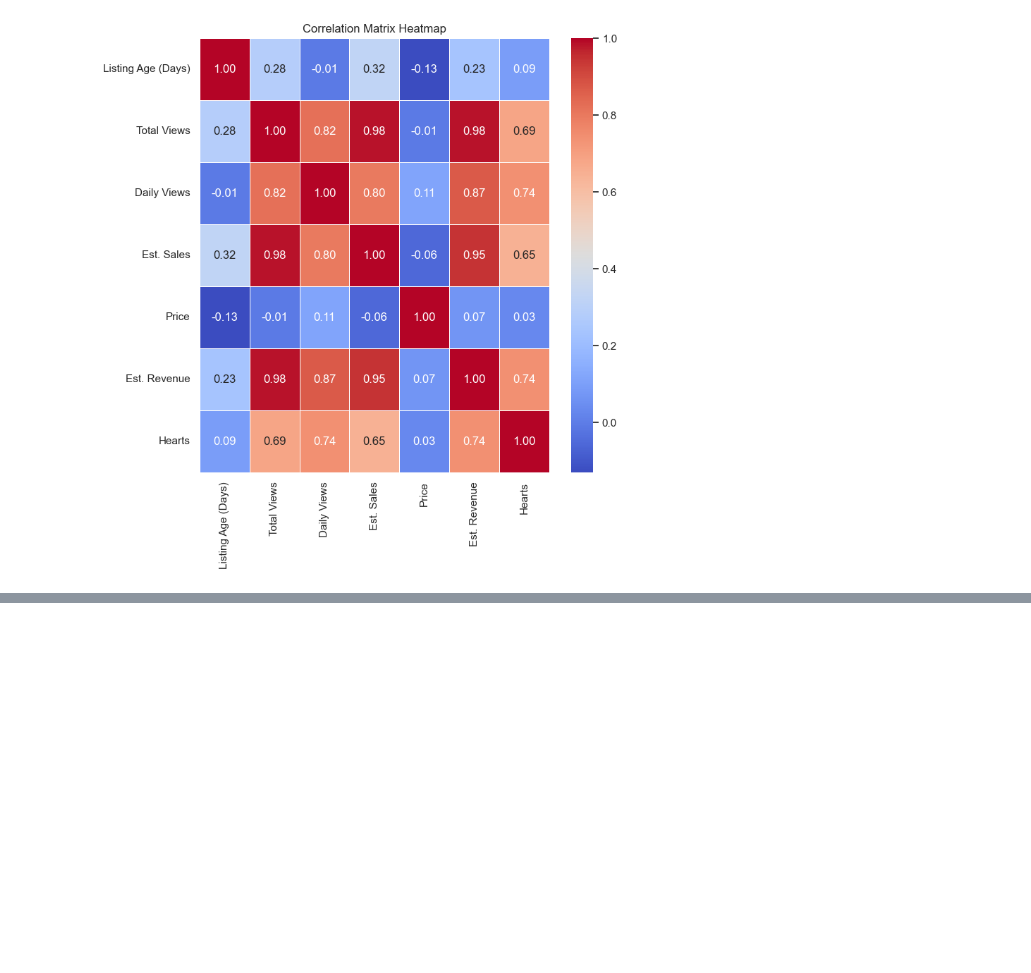
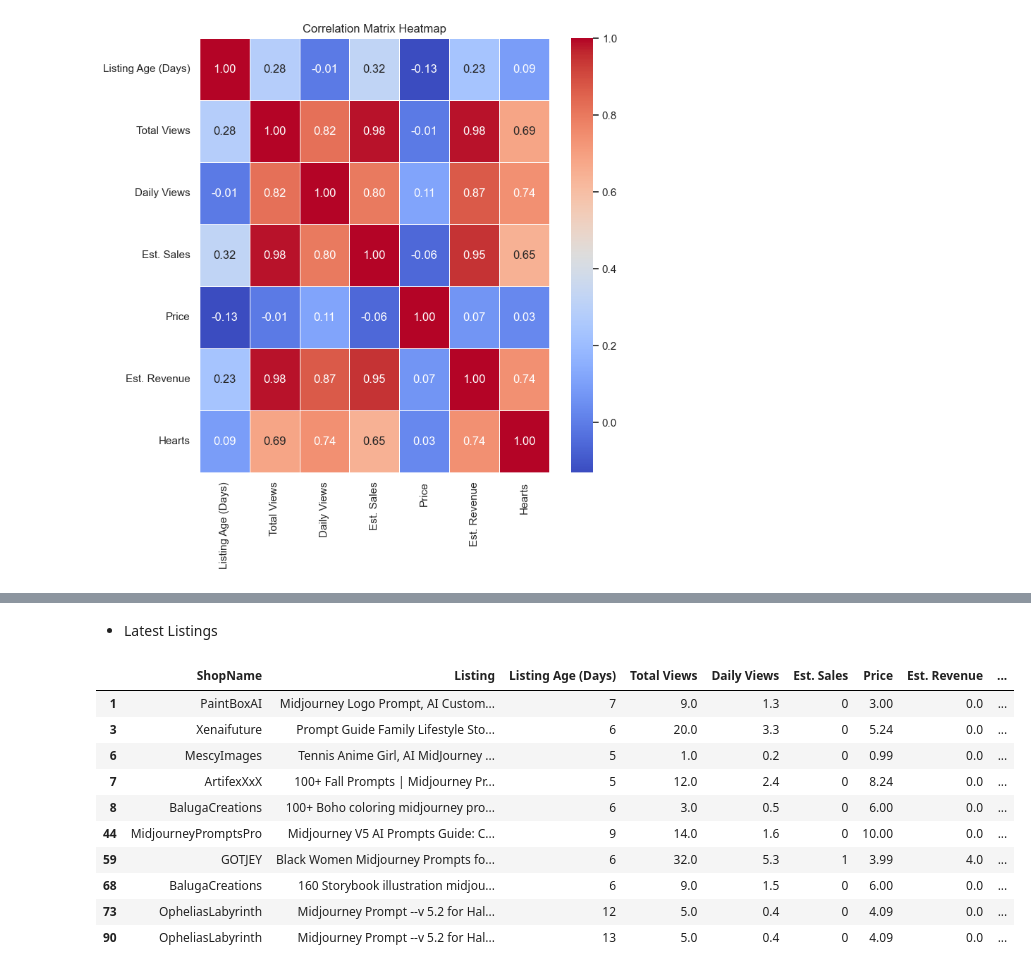
Before and after one commit to gupta-aayushkr/Etsy-Market-Analysis, a Jupyter notebook: EDA.ipynb, the cells around one changed output, grey strips where cells are left out. Saved outputs shown, nothing was run; the diff lists cells and outputs as text; code cells hidden in the pictures; blank space fills up the shorter version.

```diff
--- a/EDA.ipynb
+++ b/EDA.ipynb
@@ -257,0 +426,3 @@ plt.show()
+# %%
+Listing_age = df["Listing Age (Days)"]
+print(Listing_age)
@@ -257,0 +477,17 @@ plt.show()
+# %% [markdown]
+- Latest Listings
+# %%
+new_listing = Listing_age.sort_values().head(10).values
+df[df["Listing Age (Days)"].isin(new_listing)]
+# %% [output]
+|  | ShopName | Listing | Listing Age (Days) | Total Views | Daily Views | Est. Sales | Price | Est. Revenue | ... |
+| 1 | PaintBoxAI | Midjourney Logo Prompt, AI Custom... | 7 | 9.0 | 1.3 | 0 | 3.00 | 0.0 | ... |
+| 3 | Xenaifuture | Prompt Guide Family Lifestyle Sto... | 6 | 20.0 | 3.3 | 0 | 5.24 | 0.0 | ... |
+| 6 | MescyImages | Tennis Anime Girl, AI MidJourney ... | 5 | 1.0 | 0.2 | 0 | 0.99 | 0.0 | ... |
+| 7 | ArtifexXxX | 100+ Fall Prompts | Midjourney Pr... | 5 | 12.0 | 2.4 | 0 | 8.24 | 0.0 | ... |
+| 8 | BalugaCreations | 100+ Boho coloring midjourney pro... | 6 | 3.0 | 0.5 | 0 | 6.00 | 0.0 | ... |
+| 44 | MidjourneyPromptsPro | Midjourney V5 AI Prompts Guide: C... | 9 | 14.0 | 1.6 | 0 | 10.00 | 0.0 | ... |
+| 59 | GOTJEY | Black Women Midjourney Prompts fo... | 6 | 32.0 | 5.3 | 1 | 3.99 | 4.0 | ... |
+| 68 | BalugaCreations | 160 Storybook illustration midjou... | 6 | 9.0 | 1.5 | 0 | 6.00 | 0.0 | ... |
+| 73 | OpheliasLabyrinth | Midjourney Prompt --v 5.2 for Hal... | 12 | 5.0 | 0.4 | 0 | 4.09 | 0.0 | ... |
+| 90 | OpheliasLabyrinth | Midjourney Prompt --v 5.2 for Hal... | 13 | 5.0 | 0.4 | 0 | 4.09 | 0.0 | ... |
```
Also changed, not shown: parts of 30 cells of this notebook, 2 other files.
